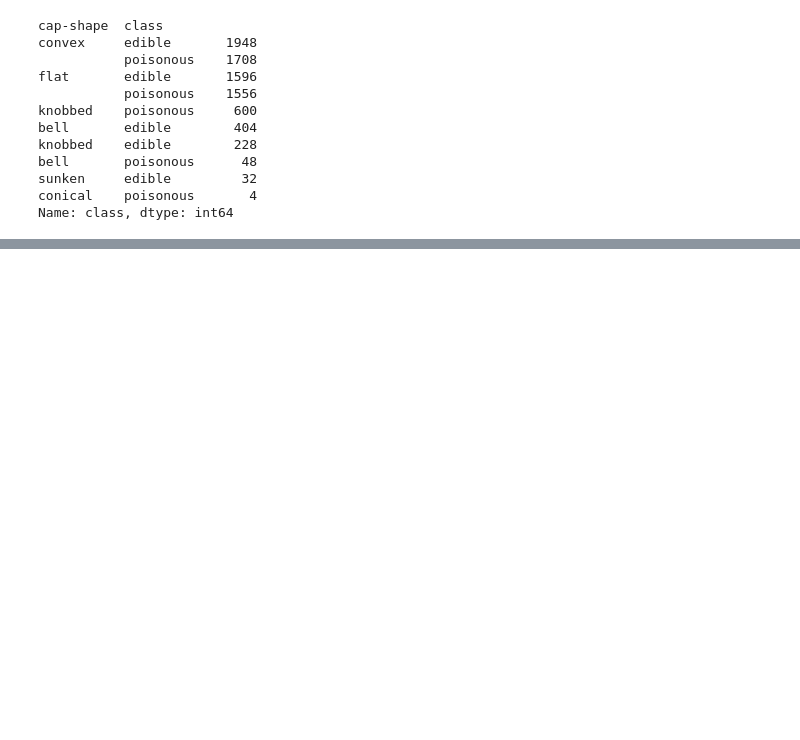
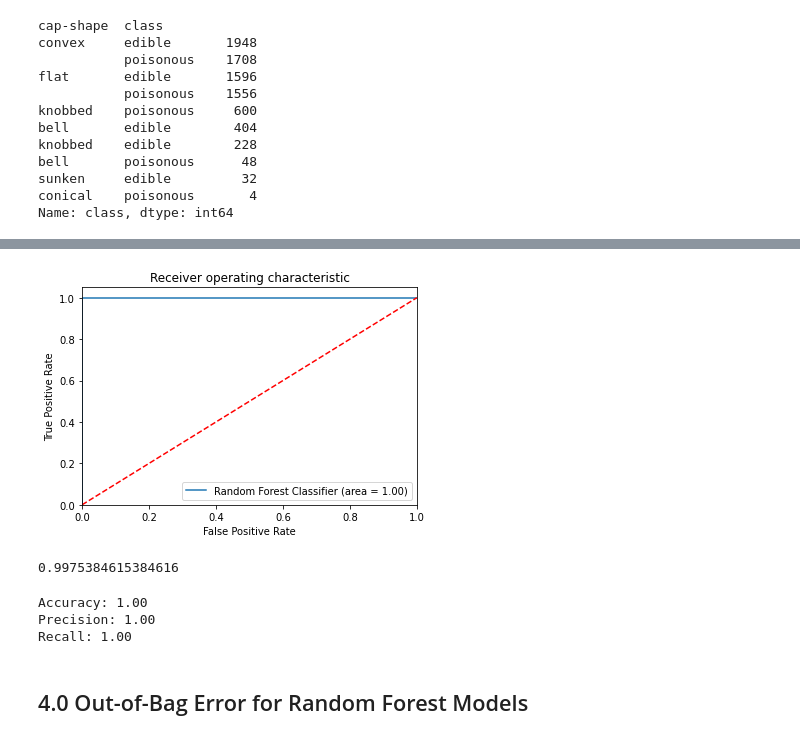
Before and after one commit to sidchakravarty/publications_mushroom_classification, a Jupyter notebook: 2. 2023-MLCL03-Mushroom (Random Forest).ipynb, the cells around one changed output, grey strips where cells are left out. Drawn from its saved outputs; the diff is of its cells as text; code cells hidden in the pictures; blank space fills up the shorter version.

```diff
--- a/2. 2023-MLCL03-Mushroom (Random Forest).ipynb
+++ b/2. 2023-MLCL03-Mushroom (Random Forest).ipynb
@@ -258,0 +554,22 @@ Name: class, dtype: int64
+# %%
+create_AUC(rf2, X_test, y_test, prediction, 'Random Forest Classifier')
+# %% [output]
+[figure, added]
+# %%
+rf_CV.best_score_
+# %% [output]
+0.9975384615384616
+# %%
+# Store the Accuracy Metrics
+
+Tuned_Estimator_RF_Accuracy_Score, Tuned_Estimator_RF_Precision_Score, Tuned_Estimator_RF_Recall_Score = calculate_metrics(y_test, prediction)
+
+print("Accuracy: {:.2f}".format(Tuned_Estimator_RF_Accuracy_Score))
+print("Precision: {:.2f}".format(Tuned_Estimator_RF_Precision_Score))
+print("Recall: {:.2f}".format(Tuned_Estimator_RF_Recall_Score))
+# %% [output]
+Accuracy: 1.00
+Precision: 1.00
+Recall: 1.00
+# %% [markdown]
+## 4.0 Out-of-Bag Error for Random Forest Models
```
Also changed, not shown: parts of 51 cells of this notebook, 1 other file.
